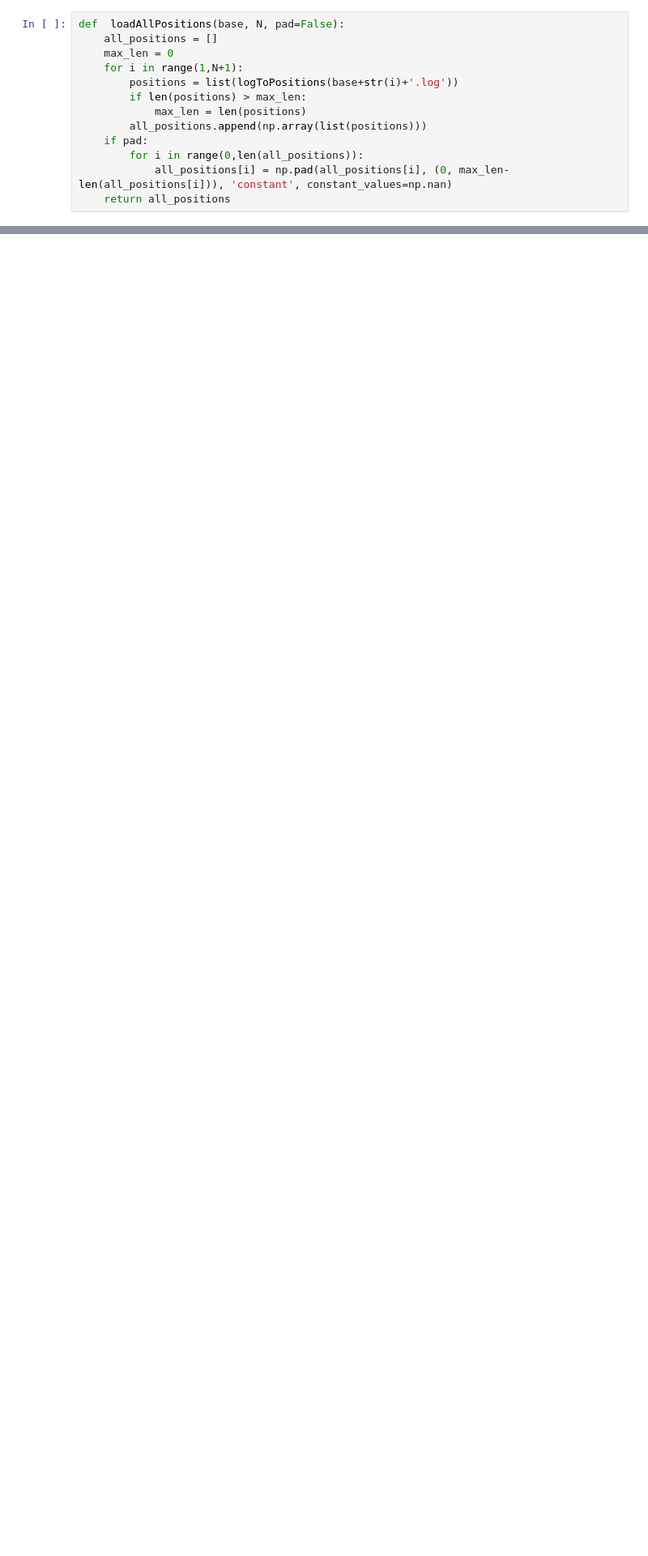
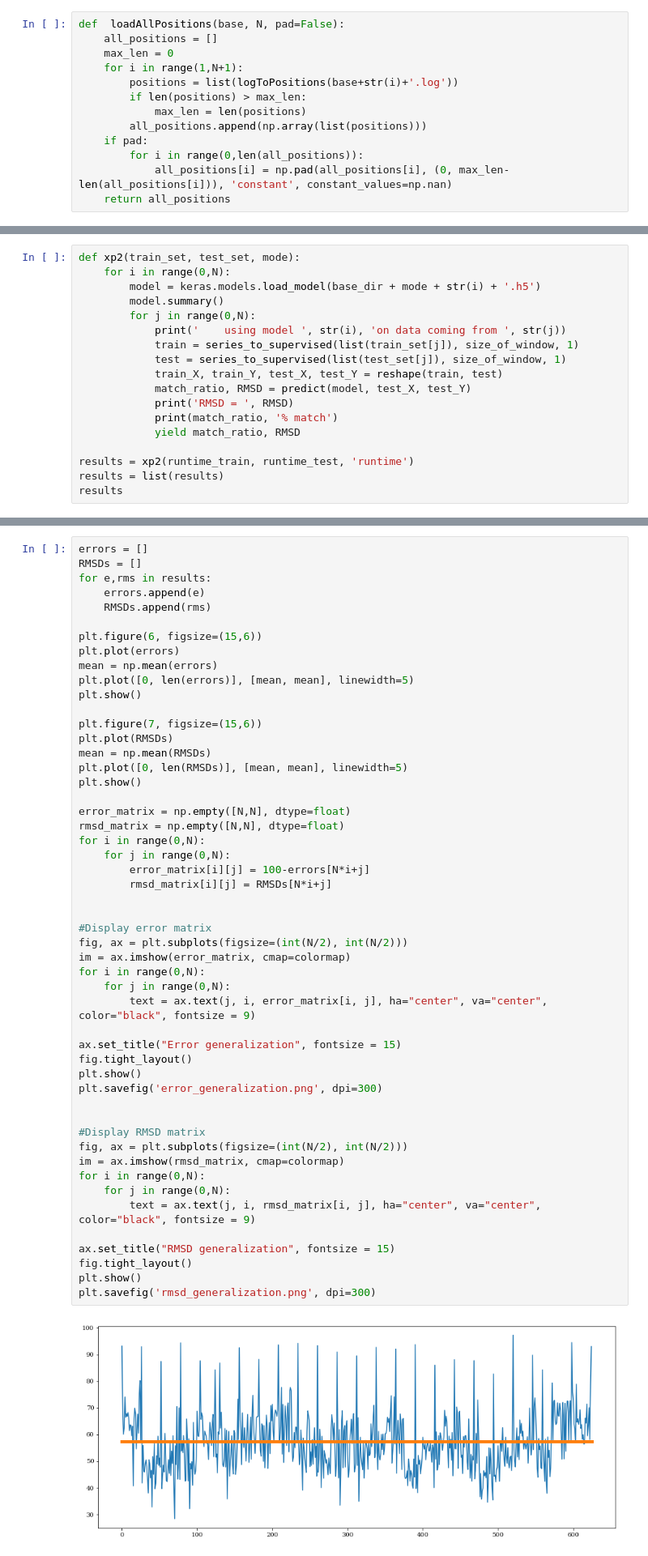
Before and after one commit to SINTEF-9012/thingml-diversifier, a Jupyter notebook: src/main/python/tensorflow.ipynb, the cells around one changed output, grey strips where cells are left out. Shown at 81% size. Saved outputs shown, nothing was run; the diff lists cells and outputs as text; blank space fills up the shorter version.

```diff
--- a/src/main/python/tensorflow.ipynb
+++ b/src/main/python/tensorflow.ipynb
@@ -345,0 +354,18 @@ RMSD =  0.29
+# %%
+def xp2(train_set, test_set, mode):
+    for i in range(0,N):
+        model = keras.models.load_model(base_dir + mode + str(i) + '.h5')
+        model.summary()
+        for j in range(0,N):
+            print('    using model ', str(i), 'on data coming from ', str(j))
+            train = series_to_supervised(list(train_set[j]), size_of_window, 1)
+            test = series_to_supervised(list(test_set[j]), size_of_window, 1)
+            train_X, train_Y, test_X, test_Y = reshape(train, test)
+            match_ratio, RMSD = predict(model, test_X, test_Y)
+            print('RMSD = ', RMSD)
+            print(match_ratio, '% match')
+            yield match_ratio, RMSD
+
+results = xp2(runtime_train, runtime_test, 'runtime')
+results = list(results)
+results
@@ -345,0 +407,53 @@ RMSD =  0.29
+# %%
+errors = []
+RMSDs = []
+for e,rms in results:
+    errors.append(e)
+    RMSDs.append(rms)
+
+plt.figure(6, figsize=(15,6))
+plt.plot(errors)
+mean = np.mean(errors)
+plt.plot([0, len(errors)], [mean, mean], linewidth=5)
+plt.show()
+
+plt.figure(7, figsize=(15,6))
+plt.plot(RMSDs)
+mean = np.mean(RMSDs)
+plt.plot([0, len(RMSDs)], [mean, mean], linewidth=5)
+plt.show()
+
+error_matrix = np.empty([N,N], dtype=float)
+rmsd_matrix = np.empty([N,N], dtype=float)
+for i in range(0,N):
+    for j in range(0,N):
+        error_matrix[i][j] = 100-errors[N*i+j]
+        rmsd_matrix[i][j] = RMSDs[N*i+j]
+
+
+#Display error matrix
+fig, ax = plt.subplots(figsize=(int(N/2), int(N/2)))
+im = ax.imshow(error_matrix, cmap=colormap)
+for i in range(0,N):
+    for j in range(0,N):
+        text = ax.text(j, i, error_matrix[i, j], ha="center", va="center", color="black", fontsize = 9)
+
+ax.set_title("Error generalization", fontsize = 15)
+fig.tight_layout()
+plt.show()
+plt.savefig('error_generalization.png', dpi=300)
+
+
+#Display RMSD matrix
+fig, ax = plt.subplots(figsize=(int(N/2), int(N/2)))
+im = ax.imshow(rmsd_matrix, cmap=colormap)
+for i in range(0,N):
+    for j in range(0,N):
+        text = ax.text(j, i, rmsd_matrix[i, j], ha="center", va="center", color="black", fontsize = 9)
+
+ax.set_title("RMSD generalization", fontsize = 15)
+fig.tight_layout()
+plt.show()
+plt.savefig('rmsd_generalization.png', dpi=300)
+# %% [output]
+[figure, added]
```
Also changed, not shown: parts of 10 cells of this notebook.
